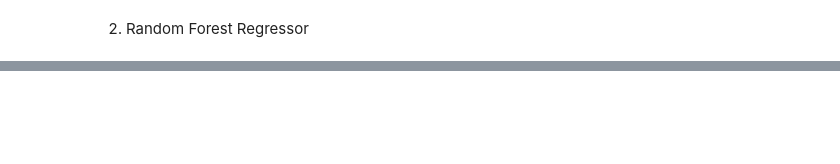
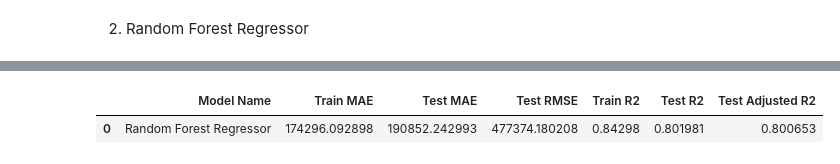
Before and after one commit to Aehteshaam-Shaikh/Ted-Talk-views-prediction, a Jupyter notebook: Ted_Talk_Views_Prediction.ipynb, the cells around one changed output, grey strips where cells are left out. Saved outputs shown, nothing was run; the diff lists cells and outputs as text; code cells hidden in the pictures; blank space fills up the shorter version.

```diff
--- a/Ted_Talk_Views_Prediction.ipynb
+++ b/Ted_Talk_Views_Prediction.ipynb
@@ -788,0 +931,7 @@ plt.show()
+# %%
+#applying RandomForestRegressor on default parameters
+from sklearn.ensemble import RandomForestRegressor
+rf = RandomForestRegressor(criterion='mae')
+rf.fit(X_train, Y_train)
+Y_Train_pred_rf = rf.predict(X_train)
+Y_Test_pred_rf = rf.predict(X_test)
@@ -788,0 +955,7 @@ plt.show()
+# %%
+rf2=RandomForestRegressor(criterion='mae')
+grid_values = {'n_estimators':[50, 80, 100, 120], 'max_depth':[3, 5, 7]}
+rf2 = GridSearchCV(rf2, param_grid = grid_values, cv=5)
+
+# Fit the object to train dataset
+rf2.fit(X_train, Y_train)
@@ -788,0 +982,17 @@ plt.show()
+# %%
+Y_train_preds_rf2 =  rf2.predict(X_train)
+Y_test_preds_rf2  = rf2.predict(X_test)
+# %%
+# Evaluaton metrics for optimal model
+optimal_rf_model = pd.DataFrame()
+optimal_rf_model['Model Name'] = ['Random Forest Regressor']
+optimal_rf_model['Train MAE'] = [mean_absolute_error(Y_train, Y_train_preds_rf2)]
+optimal_rf_model['Test MAE'] = [mean_absolute_error(Y_test, Y_test_preds_rf2)]
+optimal_rf_model['Test RMSE'] = [np.sqrt(mean_squared_error(Y_test, Y_test_preds_rf2))]
+optimal_rf_model['Train R2'] = [r2_score((Y_train),(Y_train_preds_rf2))]
+optimal_rf_model['Test R2']  = [r2_score((Y_test),(Y_test_preds_rf2))]
+optimal_rf_model['Test Adjusted R2'] = [1-(1-r2_score((Y_test),(Y_test_preds_rf2)))*((X_test.shape[0]-1)/(X_test.shape[0]-X_test.shape[1]-1))]
+optimal_rf_model
+# %% [output]
+|  | Model Name | Train MAE | Test MAE | Test RMSE | Train R2 | Test R2 | Test Adjusted R2 |
+| 0 | Random Forest Regressor | 174296.092898 | 190852.242993 | 477374.180208 | 0.84298 | 0.801981 | 0.800653 |
```
Also changed, not shown: parts of 35 cells of this notebook.
